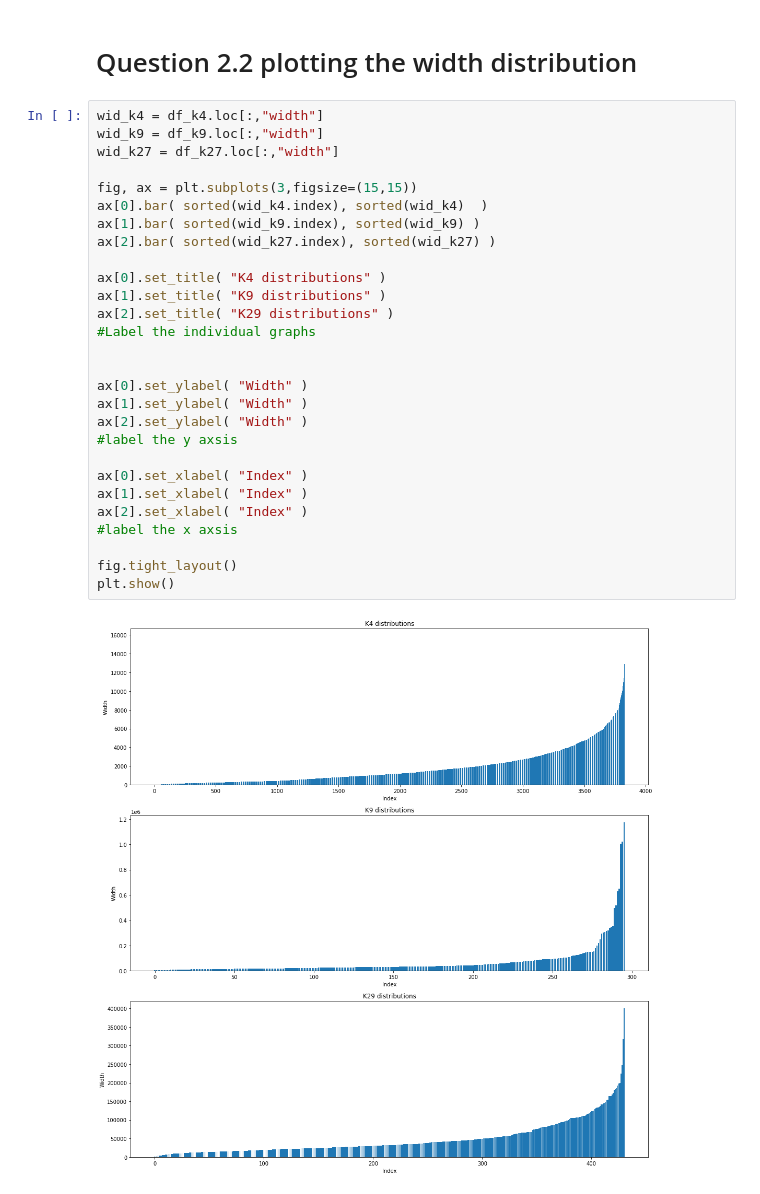
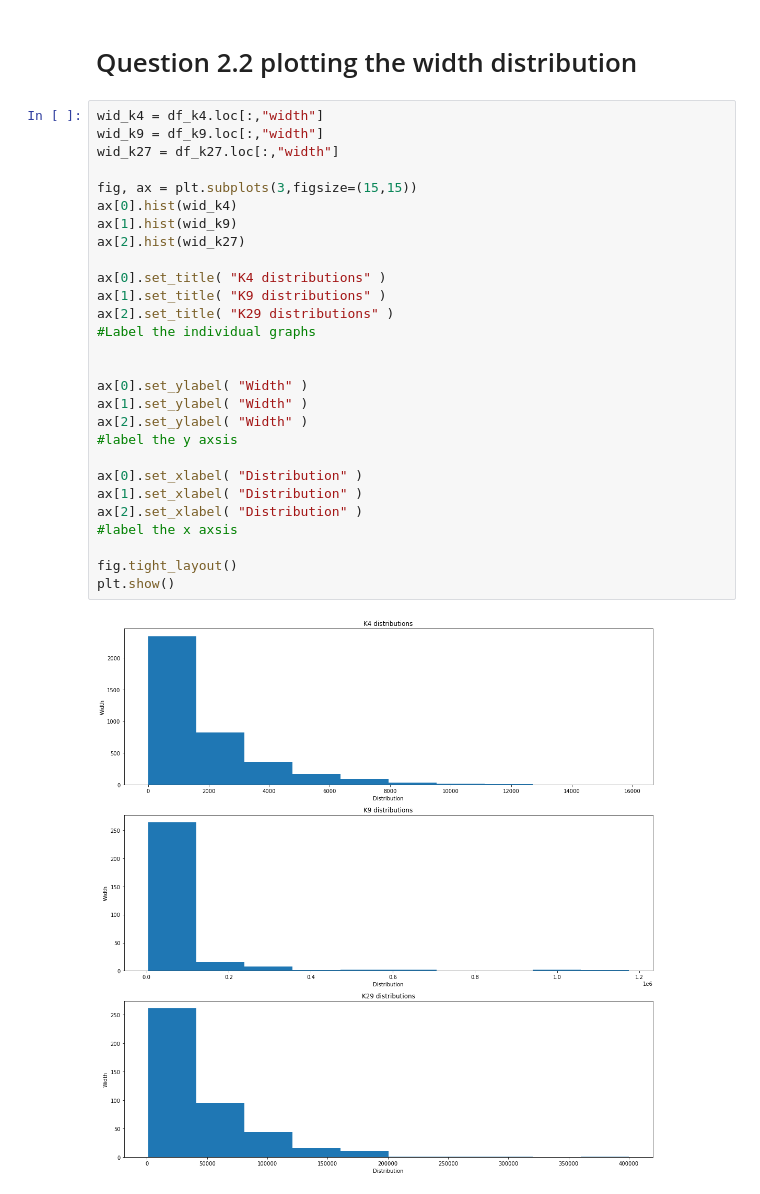
Before and after one commit to aaagrim/qbb2020-answers, a Jupyter notebook: day1-lunch/day1lunch_question2.ipynb, the cells around one changed output. Drawn from its saved outputs; the diff is of its cells as text.

Commit message:
Corrected graph to histogram

```diff
--- a/day1-lunch/day1lunch_question2.ipynb
+++ b/day1-lunch/day1lunch_question2.ipynb
@@ -185,30 +185,30 @@ plt.show()
 # %%
 wid_k4 = df_k4.loc[:,"width"]
 wid_k9 = df_k9.loc[:,"width"]
 wid_k27 = df_k27.loc[:,"width"]
 
 fig, ax = plt.subplots(3,figsize=(15,15))
-ax[0].bar( sorted(wid_k4.index), sorted(wid_k4)  )
-ax[1].bar( sorted(wid_k9.index), sorted(wid_k9) )
-ax[2].bar( sorted(wid_k27.index), sorted(wid_k27) )
+ax[0].hist(wid_k4)
+ax[1].hist(wid_k9)
+ax[2].hist(wid_k27)
 
 ax[0].set_title( "K4 distributions" )
 ax[1].set_title( "K9 distributions" )
 ax[2].set_title( "K29 distributions" )
 #Label the individual graphs
 
 
 ax[0].set_ylabel( "Width" )
 ax[1].set_ylabel( "Width" )
 ax[2].set_ylabel( "Width" )
 #label the y axsis
 
-ax[0].set_xlabel( "Index" )
-ax[1].set_xlabel( "Index" )
-ax[2].set_xlabel( "Index" )
+ax[0].set_xlabel( "Distribution" )
+ax[1].set_xlabel( "Distribution" )
+ax[2].set_xlabel( "Distribution" )
 #label the x axsis
 
 fig.tight_layout()
 plt.show()
 # %% [output]
-[figure, old version]
+[figure, new version]
```
